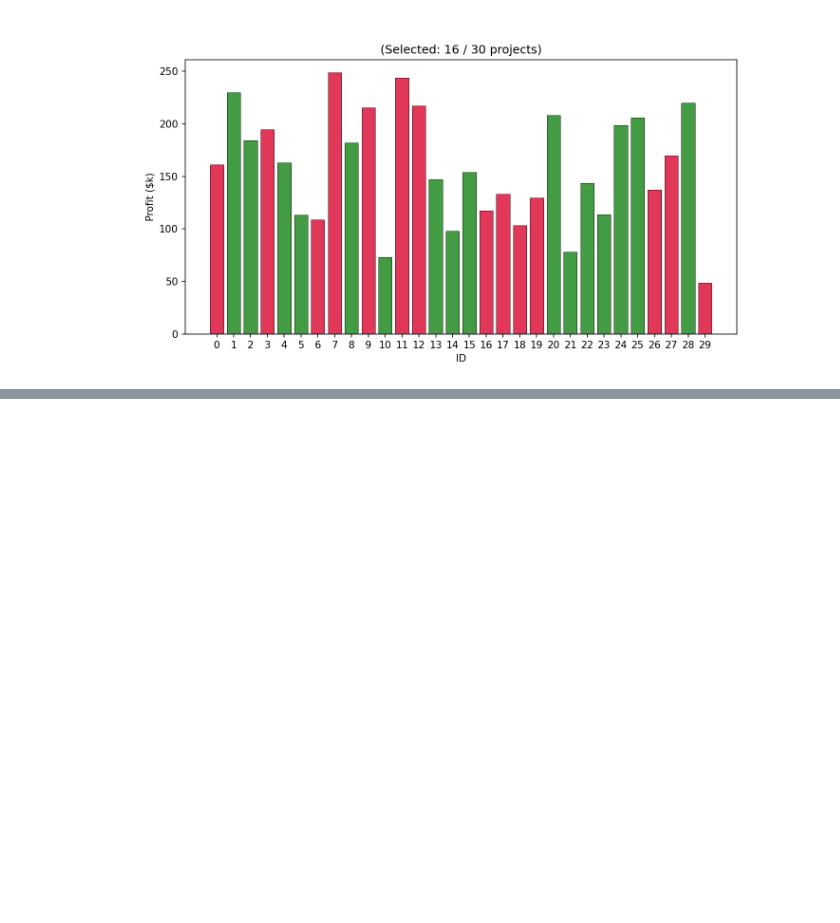
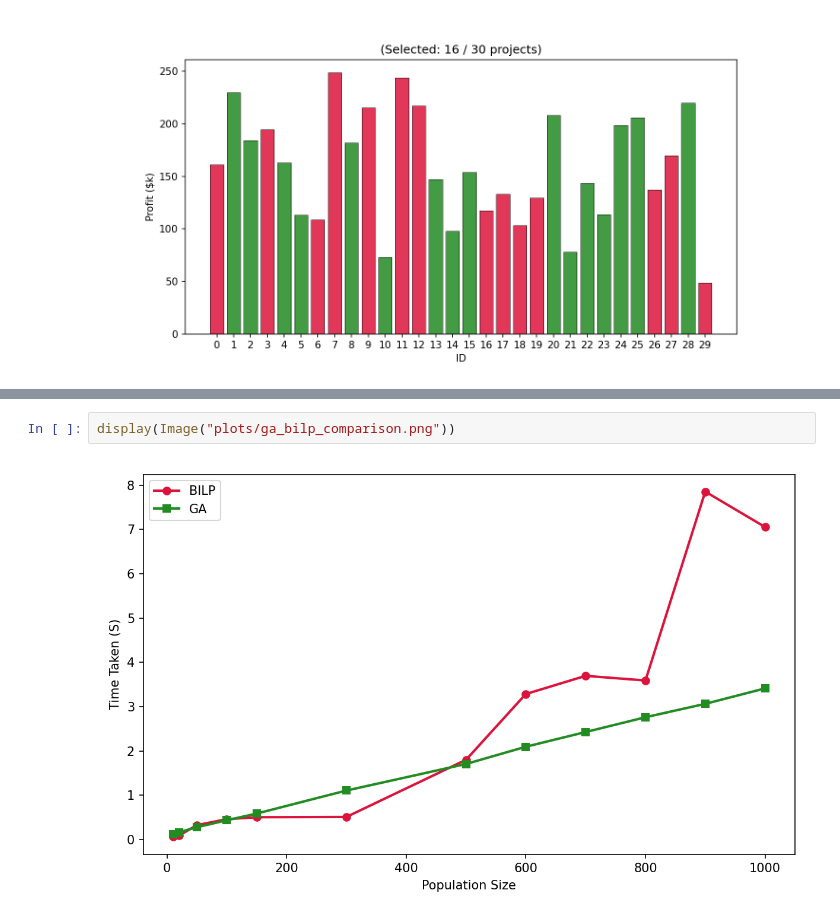
Before and after one commit to deshancha/machinelearning_cw, a Jupyter notebook: Q3/Q3_Full.ipynb, the cells around one changed output, grey strips where cells are left out. Drawn from its saved outputs; the diff is of its cells as text; blank space fills up the shorter version.

```diff
--- a/Q3/Q3_Full.ipynb
+++ b/Q3/Q3_Full.ipynb
@@ -155,0 +392,4 @@ display(Image("plots/mip_portfolio_selection.png"))
+# %%
+display(Image("plots/ga_bilp_comparison.png"))
+# %% [output]
+[figure, added]
```
Also changed, not shown: parts of 10 cells of this notebook, 8 other files.
